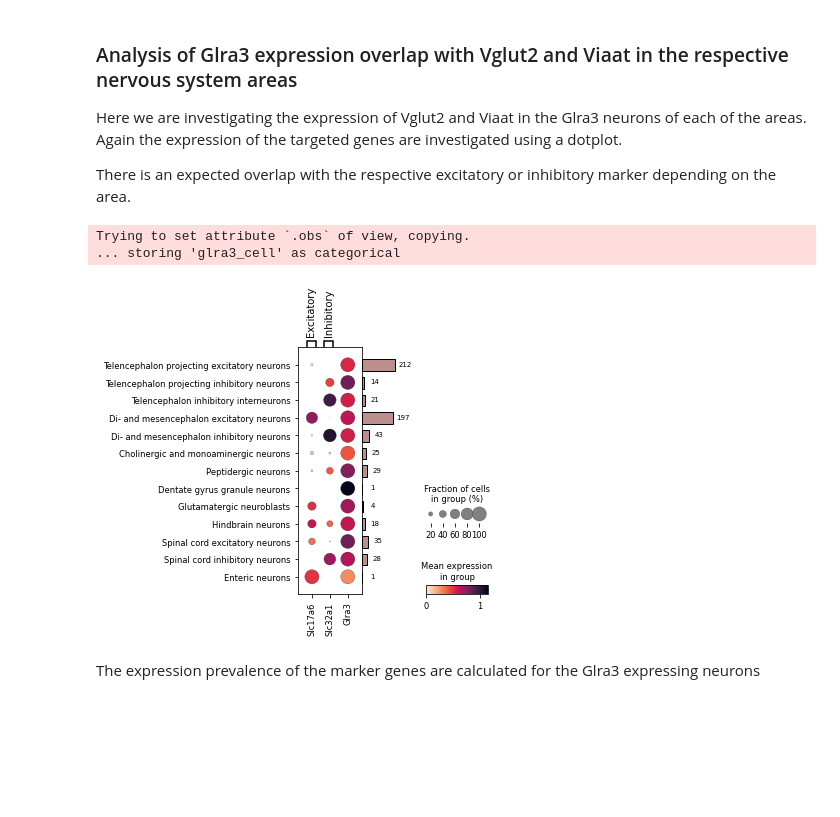
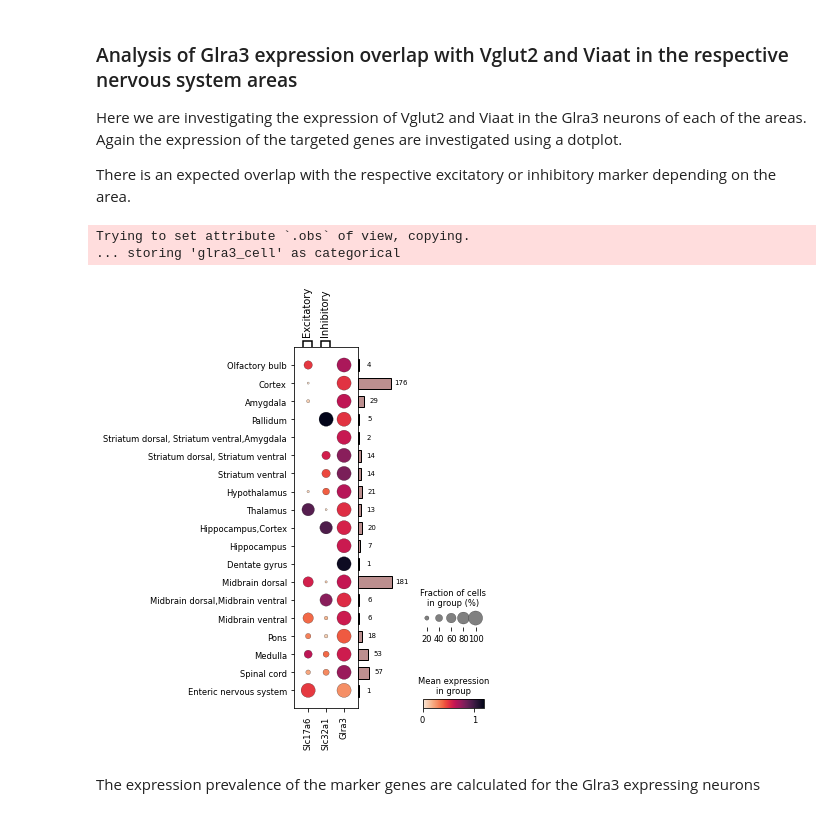
Before and after one commit to HannahMWeman/glra3-expression-analysis-in-the-nervous-system, a Jupyter notebook: notebook analysis.ipynb, the cells around one changed output. Cells and saved outputs as stored; diff of their text form; code cells hidden in the pictures; blank space fills up the shorter version.

Commit message:
expression all glyrs

```diff
--- a/notebook analysis.ipynb
+++ b/notebook analysis.ipynb
@@ -445,22 +445,22 @@ There is an expected overlap with the respective excitatory or inhibitory marker
 # %%
 order_cat_glra3 = ['Olfactory bulb',
              'Cortex', 'Amygdala',
              'Pallidum','Striatum dorsal, Striatum ventral,Amygdala',
              'Striatum dorsal, Striatum ventral', 'Striatum ventral',
              'Hypothalamus', 'Thalamus', 'Hippocampus,Cortex', 'Hippocampus',
              'Dentate gyrus', 'Midbrain dorsal', 'Midbrain dorsal,Midbrain ventral',
              'Midbrain ventral', 'Pons',
-             'Medulla', 'Spinal cord', 'Sympathetic ganglion', 'Dorsal root ganglion',
+             'Medulla', 'Spinal cord',
              'Enteric nervous system']
 labels = ['Excitatory', 'Inhibitory']
 label_pos = [(0,0), (1,1)]
 
 sc.pl.DotPlot(adata_glra3, marker_genes, var_group_labels =labels, var_group_positions= label_pos,
-                          use_raw = False, groupby = 'TaxonomyRank4', categories_order= order_cat_glra3, cmap = 'rocket_r').add_totals(color = 'rosybrown').savefig('marker_expression_glra3_cells.pdf')
+                          use_raw = False, groupby = 'Region', categories_order= order_cat_glra3, cmap = 'rocket_r').add_totals(color = 'rosybrown').savefig('marker_expression_glra3_cells_region.pdf')
 # %% [output]
 Trying to set attribute `.obs` of view, copying.
 ... storing 'glra3_cell' as categorical
-[figure, old version]
+[figure, new version]
 # %% [markdown]
 The expression prevalence of the marker genes are calculated for the Glra3 expressing neurons
 # %%
```
Also changed, not shown: parts of 1 cell of this notebook, 1 other file.
